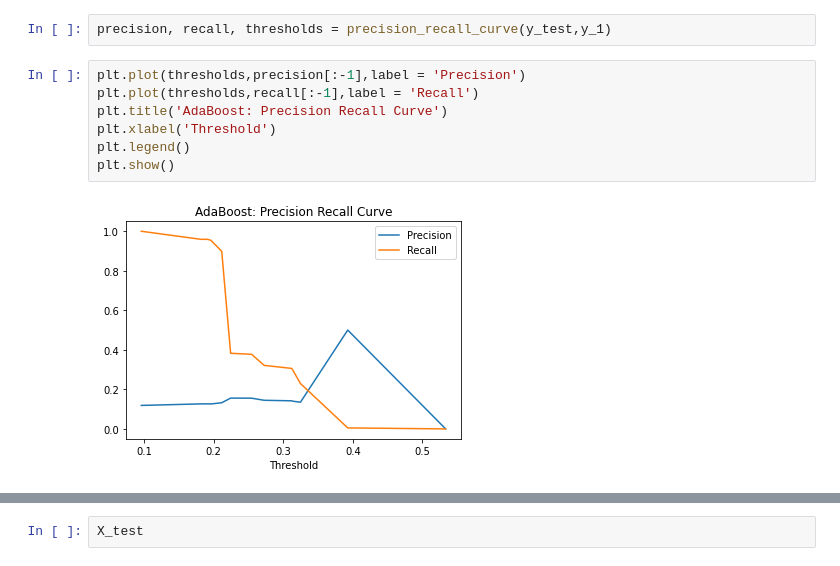
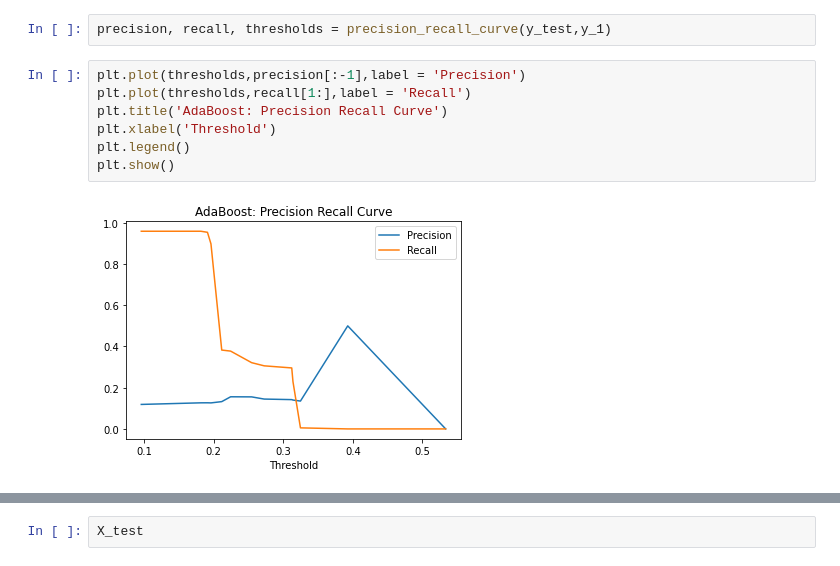
Before and after one commit to cah-steven-hansen01/foresight_2020_hackathon, a Jupyter notebook: quality_issue_predictor/notebooks/Archived_SO_only_model.ipynb, the cells around one changed output, grey strips where cells are left out. Drawn from its saved outputs; the diff is of its cells as text.

```diff
--- a/quality_issue_predictor/notebooks/Archived_SO_only_model.ipynb
+++ b/quality_issue_predictor/notebooks/Archived_SO_only_model.ipynb
@@ -165,13 +149,13 @@ from sklearn.metrics import precision_recall_curve
 precision, recall, thresholds = precision_recall_curve(y_test,y_1)
 # %%
 plt.plot(thresholds,precision[:-1],label = 'Precision')
-plt.plot(thresholds,recall[:-1],label = 'Recall')
+plt.plot(thresholds,recall[1:],label = 'Recall')
 plt.title('AdaBoost: Precision Recall Curve')
 plt.xlabel('Threshold')
 plt.legend()
 plt.show()
 # %% [output]
-[figure, old version]
+[figure, new version]
 # %%
 recall[1:]
 # %% [output]
```
Also changed, not shown: parts of 27 cells of this notebook, 2 other files.
